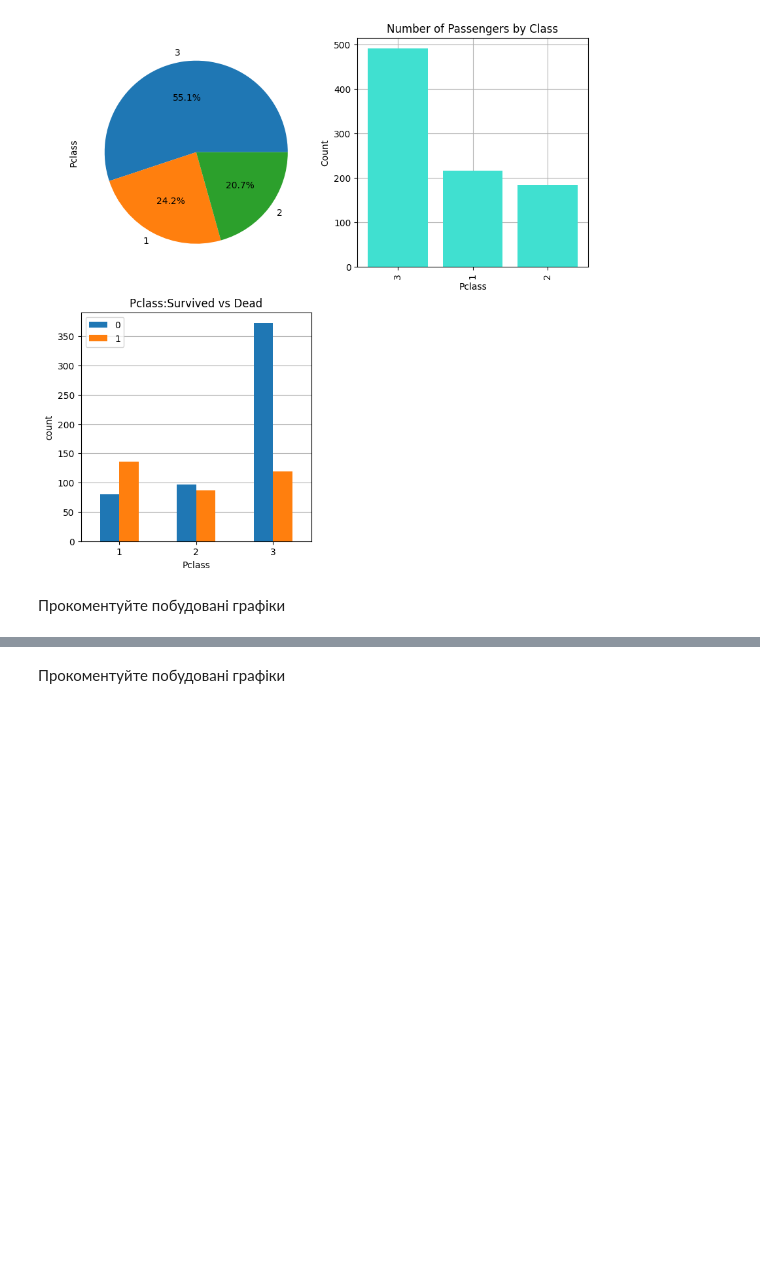
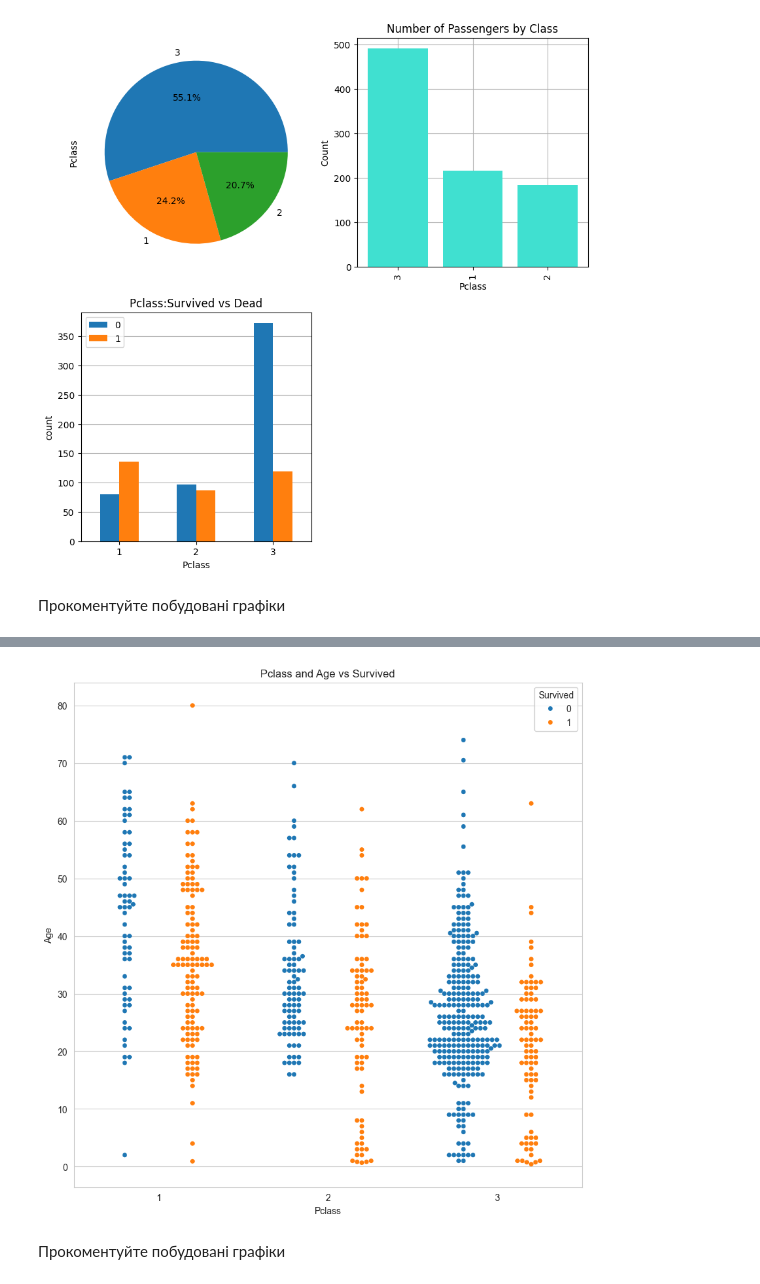
Before and after one commit to Prosik2205/OSHI, a Jupyter notebook: Task2_basic_ai_prosimyak_oleksander.ipynb, the cells around one changed output, grey strips where cells are left out. Cells and saved outputs as stored; diff of their text form; code cells hidden in the pictures; blank space fills up the shorter version.

```diff
--- a/Task2_basic_ai_prosimyak_oleksander.ipynb
+++ b/Task2_basic_ai_prosimyak_oleksander.ipynb
@@ -163,3 +161,13 @@ plt.show()
+# %%
+fig = plt.figure(figsize=(10,10))
+sb.swarmplot(x='Pclass', y='Age', hue='Survived', data=dataset,dodge=True)
+plt.title('Pclass and Age vs Survived')
+plt.xlabel('Pclass')
+plt.ylabel('Age')
+
+plt.show()
+# %% [output]
+[figure, added]
 # %% [markdown]
 Прокоментуйте побудовані графіки
 # %% [markdown]
```
Also changed, not shown: parts of 1 cell of this notebook.
